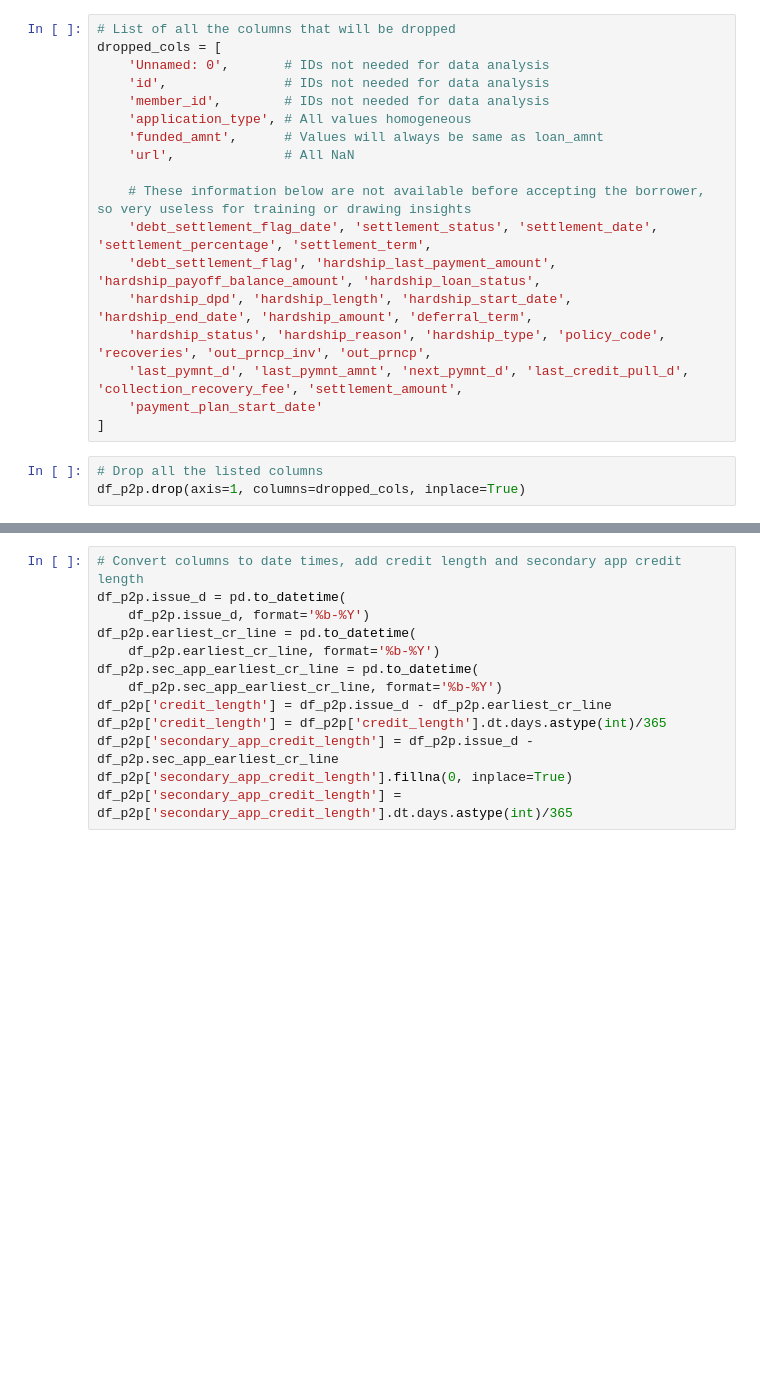
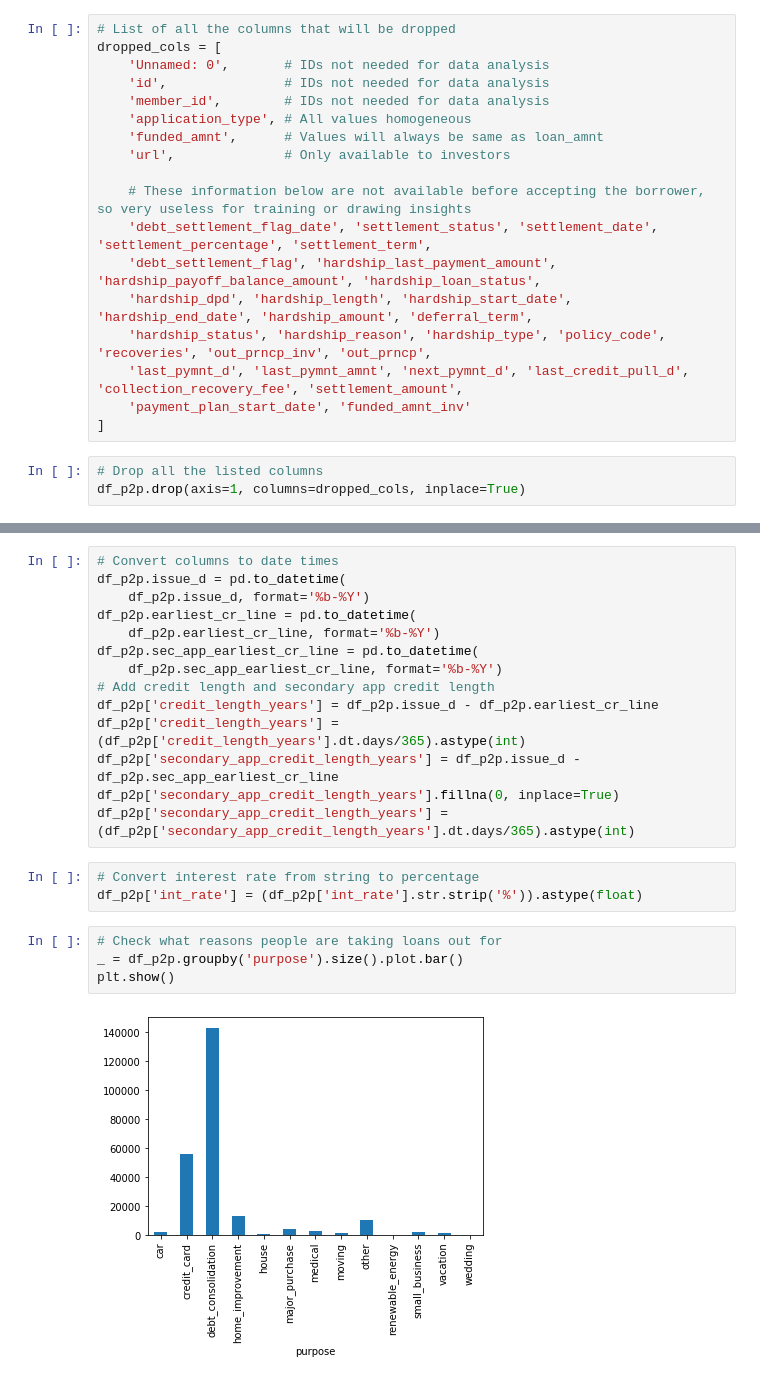
Before and after one commit to alan13519/P2PLending, a Jupyter notebook: P2P_EDA_Data_Cleaning.ipynb, the cells around one changed output, grey strips where cells are left out. Cells and saved outputs as stored; diff of their text form; blank space fills up the shorter version.

Commit message:
removed more unnecessary columns and more EDA

```diff
--- a/P2P_EDA_Data_Cleaning.ipynb
+++ b/P2P_EDA_Data_Cleaning.ipynb
@@ -81,7 +70,7 @@ dropped_cols = [
     'member_id',        # IDs not needed for data analysis
     'application_type', # All values homogeneous
     'funded_amnt',      # Values will always be same as loan_amnt
-    'url',              # All NaN
+    'url',              # Only available to investors
 
     # These information below are not available before accepting the borrower, so very useless for training or drawing insights
     'debt_settlement_flag_date', 'settlement_status', 'settlement_date', 'settlement_percentage', 'settlement_term',
@@ -89,7 +78,7 @@ dropped_cols = [
     'hardship_dpd', 'hardship_length', 'hardship_start_date', 'hardship_end_date', 'hardship_amount', 'deferral_term',
     'hardship_status', 'hardship_reason', 'hardship_type', 'policy_code', 'recoveries', 'out_prncp_inv', 'out_prncp',
     'last_pymnt_d', 'last_pymnt_amnt', 'next_pymnt_d', 'last_credit_pull_d', 'collection_recovery_fee', 'settlement_amount',
-    'payment_plan_start_date'
+    'payment_plan_start_date', 'funded_amnt_inv'
 ]
 # %%
 # Drop all the listed columns
@@ -99,14 +88,24 @@ df_p2p.drop(axis=1, columns=dropped_cols, inplace=True)
 df_p2p.dropna(how='all', inplace=True)
 # %%
-# Convert columns to date times, add credit length and secondary app credit length
+# Convert columns to date times
 df_p2p.issue_d = pd.to_datetime(
     df_p2p.issue_d, format='%b-%Y')
 df_p2p.earliest_cr_line = pd.to_datetime(
     df_p2p.earliest_cr_line, format='%b-%Y')
 df_p2p.sec_app_earliest_cr_line = pd.to_datetime(
     df_p2p.sec_app_earliest_cr_line, format='%b-%Y')
-df_p2p['credit_length'] = df_p2p.issue_d - df_p2p.earliest_cr_line
-df_p2p['credit_length'] = df_p2p['credit_length'].dt.days.astype(int)/365
-df_p2p['secondary_app_credit_length'] = df_p2p.issue_d - df_p2p.sec_app_earliest_cr_line
-df_p2p['secondary_app_credit_length'].fillna(0, inplace=True)
-df_p2p['secondary_app_credit_length'] = df_p2p['secondary_app_credit_length'].dt.days.astype(int)/365
+# Add credit length and secondary app credit length
+df_p2p['credit_length_years'] = df_p2p.issue_d - df_p2p.earliest_cr_line
+df_p2p['credit_length_years'] = (df_p2p['credit_length_years'].dt.days/365).astype(int)
+df_p2p['secondary_app_credit_length_years'] = df_p2p.issue_d - df_p2p.sec_app_earliest_cr_line
+df_p2p['secondary_app_credit_length_years'].fillna(0, inplace=True)
+df_p2p['secondary_app_credit_length_years'] = (df_p2p['secondary_app_credit_length_years'].dt.days/365).astype(int)
+# %%
+# Convert interest rate from string to percentage
+df_p2p['int_rate'] = (df_p2p['int_rate'].str.strip('%')).astype(float)
+# %%
+# Check what reasons people are taking loans out for
+_ = df_p2p.groupby('purpose').size().plot.bar()
+plt.show()
+# %% [output]
+[figure, added]
```
Also changed, not shown: parts of 20 cells of this notebook.
